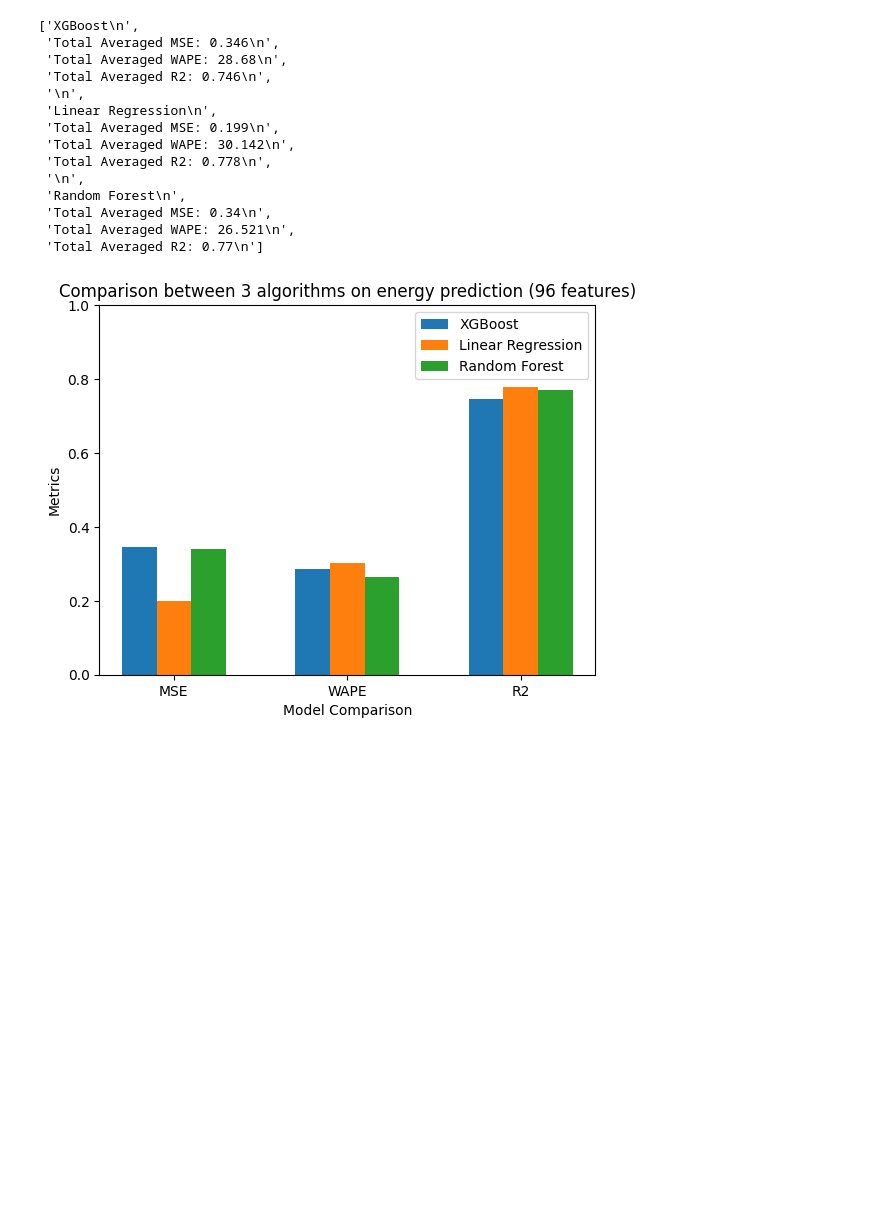
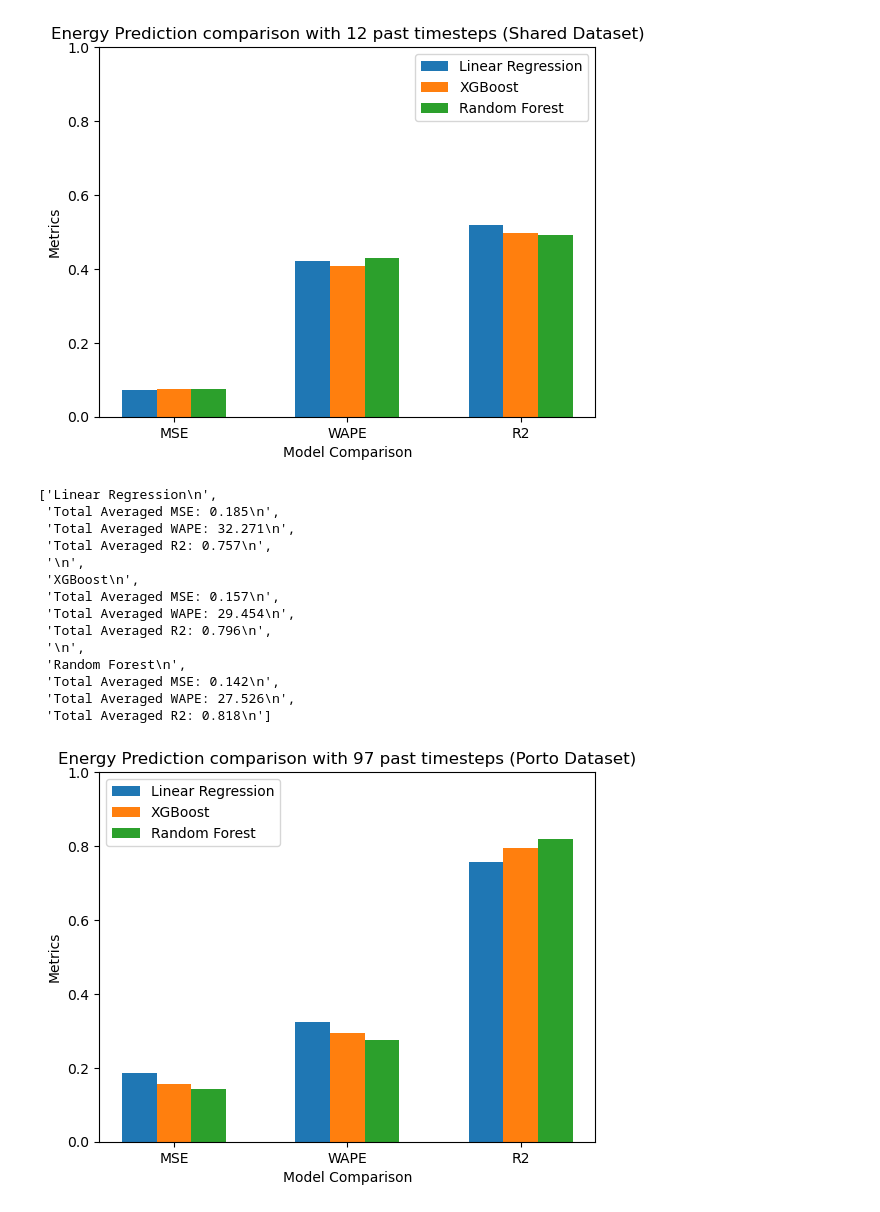
Before and after one commit to franciscomonteiro85/rec-energy-prediction-algorithm, a Jupyter notebook: Graphics.ipynb, the cells around one changed output. Saved outputs shown, nothing was run; the diff lists cells and outputs as text; code cells hidden in the pictures; blank space fills up the shorter version.

```diff
--- a/Graphics.ipynb
+++ b/Graphics.ipynb
@@ -56,25 +90,29 @@ show_graphic(lines, "Comparison between 3 algorithms on energy prediction", 'ima
+# %%
+show_graphic(lines_our, "Energy Prediction comparison with 12 past timesteps (Shared Dataset)", 'images/model_comparison_our.png')
+# %% [output]
+[figure, new version]
 # %%
-with open('../gpu_logs/ensemble_96.txt') as f:
-    lines_96 = f.readlines()
-lines_96 = lines_96[-14:]
-lines_96
+with open('gpu_logs/ensemble_97.txt') as f:
+    lines_97 = f.readlines()
+lines_97 = lines_97[-14:]
+lines_97
 # %% [output]
-['XGBoost\n',
- 'Total Averaged MSE: 0.346\n',
- 'Total Averaged WAPE: 28.68\n',
- 'Total Averaged R2: 0.746\n',
+['Linear Regression\n',
+ 'Total Averaged MSE: 0.185\n',
+ 'Total Averaged WAPE: 32.271\n',
+ 'Total Averaged R2: 0.757\n',
  '\n',
- 'Linear Regression\n',
- 'Total Averaged MSE: 0.199\n',
- 'Total Averaged WAPE: 30.142\n',
- 'Total Averaged R2: 0.778\n',
+ 'XGBoost\n',
+ 'Total Averaged MSE: 0.157\n',
+ 'Total Averaged WAPE: 29.454\n',
+ 'Total Averaged R2: 0.796\n',
  '\n',
  'Random Forest\n',
- 'Total Averaged MSE: 0.34\n',
- 'Total Averaged WAPE: 26.521\n',
- 'Total Averaged R2: 0.77\n']
+ 'Total Averaged MSE: 0.142\n',
+ 'Total Averaged WAPE: 27.526\n',
+ 'Total Averaged R2: 0.818\n']
 # %%
-show_graphic(lines_96, "Comparison between 3 algorithms on energy prediction (96 features)", 'images/model_comparison_96.png')
+show_graphic(lines_97, "Energy Prediction comparison with 97 past timesteps (Porto Dataset)", 'images/model_comparison_97.png')
 # %% [output]
-[figure, old version]
+[figure, new version]
 # %%
```
Also changed, not shown: parts of 10 cells of this notebook, 18 other files.
